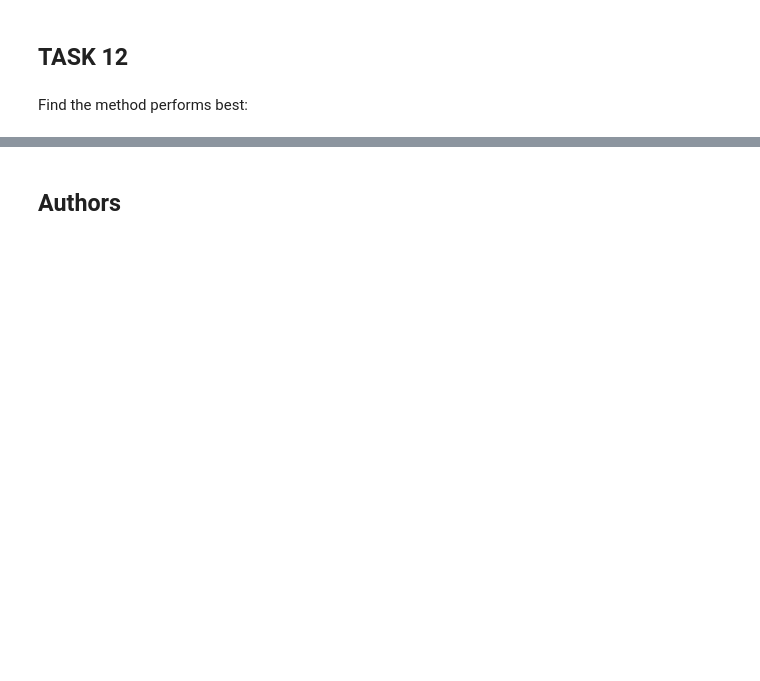
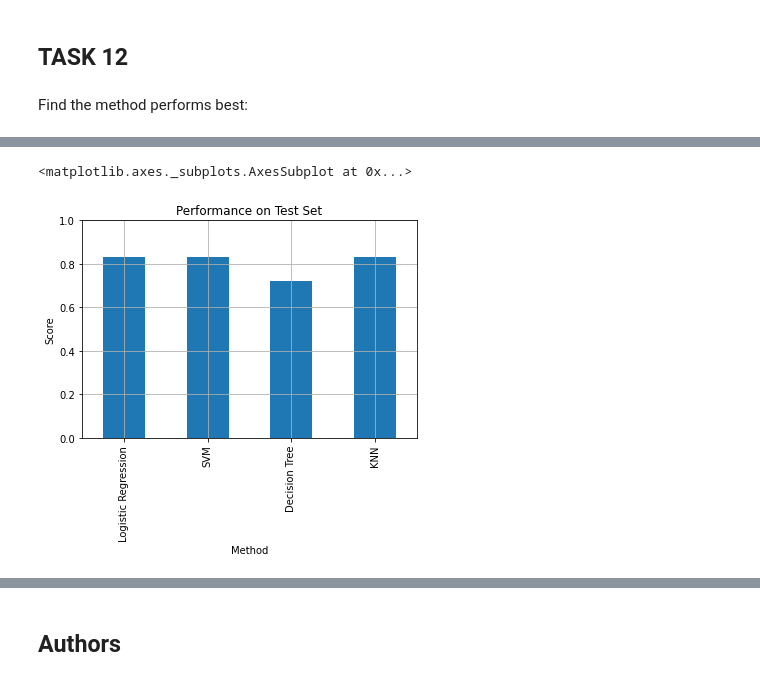
Before and after one commit to JoelmirDias/IBM_Coursera, a Jupyter notebook: SpaceX_Machine_Learning_Prediction_Part_5.ipynb, the cells around one changed output, grey strips where cells are left out. Saved outputs shown, nothing was run; the diff lists cells and outputs as text; code cells hidden in the pictures; blank space fills up the shorter version.

```diff
--- a/SpaceX_Machine_Learning_Prediction_Part_5.ipynb
+++ b/SpaceX_Machine_Learning_Prediction_Part_5.ipynb
@@ -329,0 +339,9 @@ Find the method performs best:
+# %%
+acctest=[logreg_cv.score(X_test,Y_test),svm_cv.score(X_test,Y_test),tree_cv.score(X_test,Y_test),knn_cv.score(X_test,Y_test)]
+method=['Logistic Regression','SVM','Decision Tree','KNN']
+performtest=pd.DataFrame(columns=['Method'], data=method)
+performtest['Score']=acctest
+performtest.plot(kind='bar', x='Method', y='Score', legend=False, grid=True, ylabel='Score',title="Performance on Test Set", ylim=(0,1))
+# %% [output]
+<matplotlib.axes._subplots.AxesSubplot at 0x...>
+[figure, added]
```
Also changed, not shown: parts of 6 cells of this notebook.
